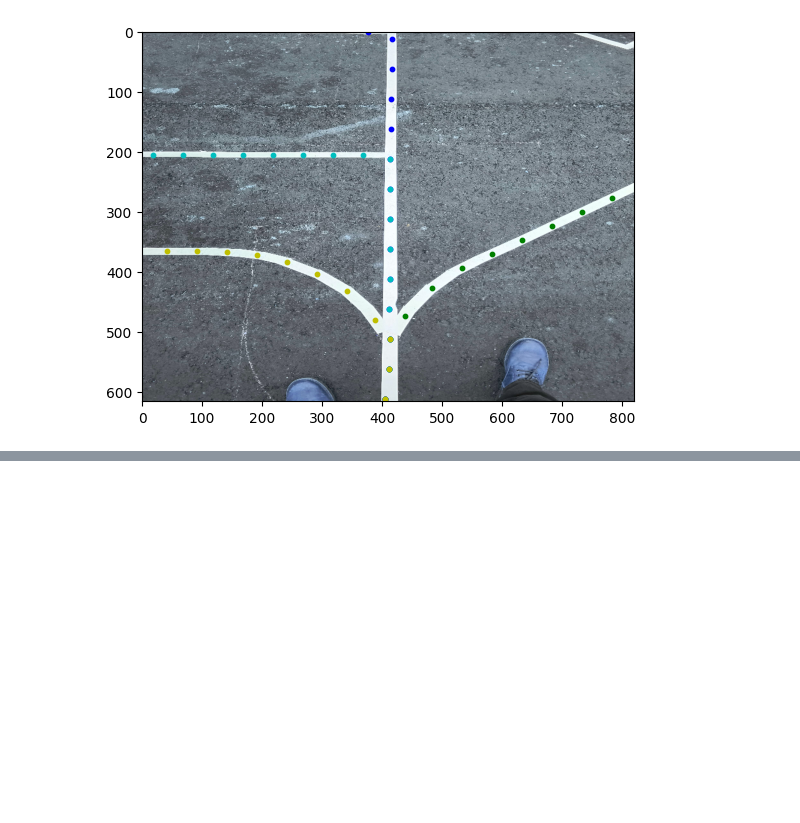
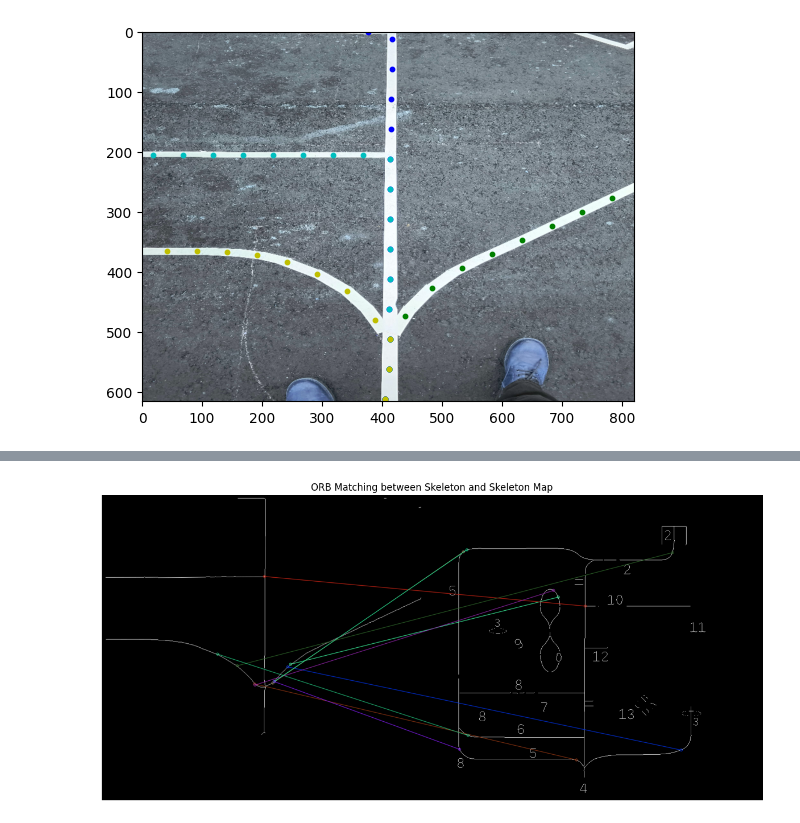
Before and after one commit to RaixSplitter/robobot, a Jupyter notebook: notebook/linedetect.ipynb, the cells around one changed output, grey strips where cells are left out. Saved outputs shown, nothing was run; the diff lists cells and outputs as text; code cells hidden in the pictures; blank space fills up the shorter version.

Commit message:
checkpoint computer out of power

```diff
--- a/notebook/linedetect.ipynb
+++ b/notebook/linedetect.ipynb
@@ -203,0 +223,29 @@ plt.show()
+# %%
+undistorted_skeleton = cv2.undistort(skeleton.astype(np.uint8), mtx, dist)
+
+# Detect keypoints and descriptors in skeleton and skeleton_map
+orb = cv2.ORB_create()
+keypoints1, descriptors1 = orb.detectAndCompute(undistorted_skeleton, None)
+keypoints2, descriptors2 = orb.detectAndCompute(map_skeleton.astype(np.uint8), None)
+
+# Match descriptors using BFMatcher
+bf = cv2.BFMatcher(cv2.NORM_HAMMING, crossCheck=True)
+matches = bf.match(descriptors1, descriptors2)
+
+# Sort matches by distance
+matches = sorted(matches, key=lambda x: x.distance)
+
+# Draw matches
+matched_image = cv2.drawMatches(
+    undistorted_skeleton, keypoints1,
+    map_skeleton.astype(np.uint8), keypoints2,
+    matches[:10], None, flags=cv2.DrawMatchesFlags_NOT_DRAW_SINGLE_POINTS
+)
+
+plt.figure(figsize=(15, 10))
+plt.imshow(matched_image, cmap='gray')
+plt.title("ORB Matching between Skeleton and Skeleton Map")
+plt.axis("off")
+plt.show()
+# %% [output]
+[figure, added]
```
Also changed, not shown: parts of 6 cells of this notebook, 2 other files.
